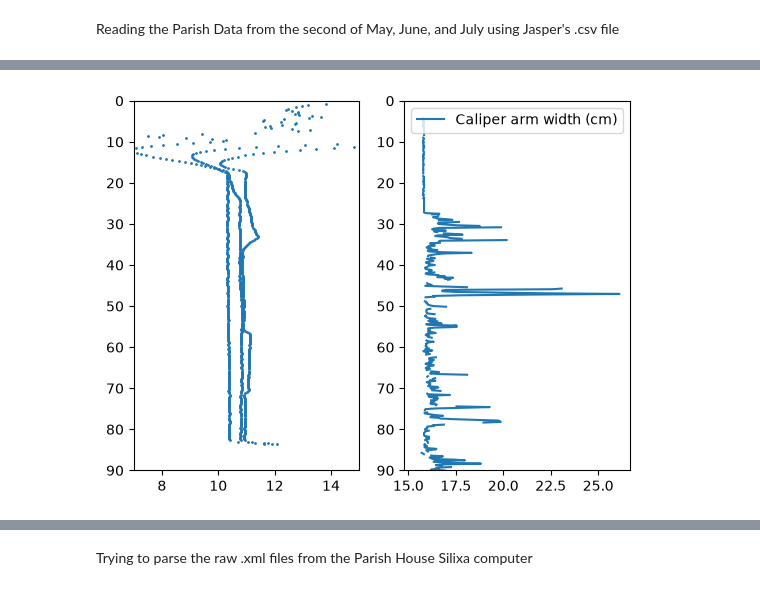
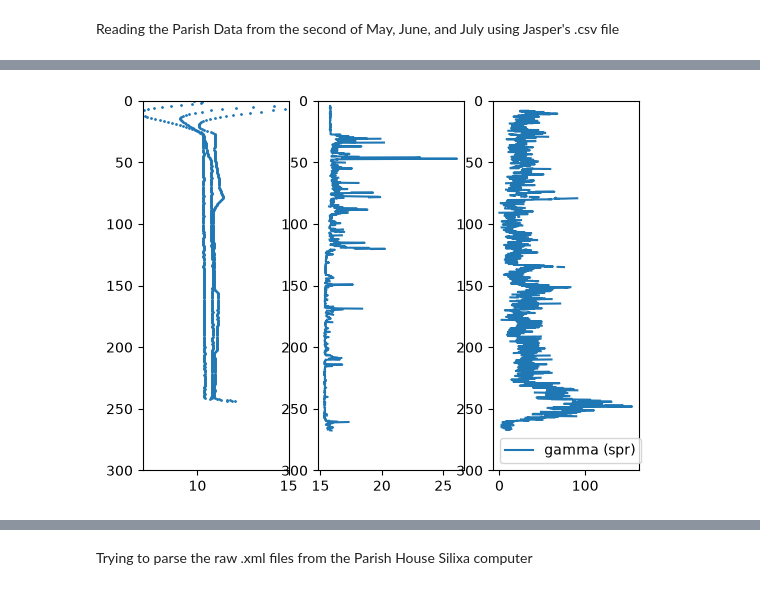
Before and after one commit to sauron-245/summer_26, a Jupyter notebook: summer 2026/ParCaliperLog.ipynb, the cells around one changed output, grey strips where cells are left out. Drawn from its saved outputs; the diff is of its cells as text; code cells hidden in the pictures.

```diff
--- a/summer 2026/ParCaliperLog.ipynb
+++ b/summer 2026/ParCaliperLog.ipynb
@@ -123,0 +126,2 @@ plt.show()
+# %%
+gamma = lasio.read("886189_GAMMA_4-22-2025.las")
@@ -123,0 +199,2 @@ plt.show()
+# %%
+gammalog = gamma.df()
@@ -125,7 +234,8 @@ plt.show()
 Reading the Parish Data from the second of May, June, and July using Jasper's .csv file
 # %%
 dts = pd.read_csv("folded1.csv")
-dts = dts.set_index("LAF") # sets index to length along fiber (m) so that we can look at temperature along the well at the same scale as the caliper log.
+dts = dts.set_index("LAF") # sets index to length along fiber (m)
+dts.index = ((dts.index * 3.28084)-30)
 dts = dts[dts.leg != "up"] # gets rid of the second half of the cable where it is folded in on itself.
 dts
 # %% [output]
@@ -145,17 +255,19 @@ dts
 987 rows × 10 columns
 # %%
-fig, (ax1, ax2) = plt.subplots(1, 2)
+fig, (ax1, ax2, ax3) = plt.subplots(1, 3)
 ax1.scatter(dts.loc[:, "TMP"], dts.index, s = 1, label = "temperature (C)")
 ax2.plot(callog.loc[:, "CALIPER-CM"], callog.index, label = "Caliper arm width (cm)")
+ax3.plot(gammalog.loc[:, "GAMMA"], gammalog.index, label = "gamma (spr)")
 # ax1.invert_yaxis()
 # ax1.invert_yaxis()
-ax1.set_ylim(90, 0)
+ax1.set_ylim(300, 0)
 ax1.set_xlim(7, 15)
-ax2.set_ylim(90, 0)
+ax2.set_ylim(300, 0)
+ax3.set_ylim(300, 0)
 
 plt.legend()
 plt.show();
 # %% [output]
-[figure, old version]
+[figure, new version]
 # %%
 fig, ax1 = plt.subplots(layout = 'constrained')
```
Also changed, not shown: parts of 15 cells of this notebook, 45 other files.
